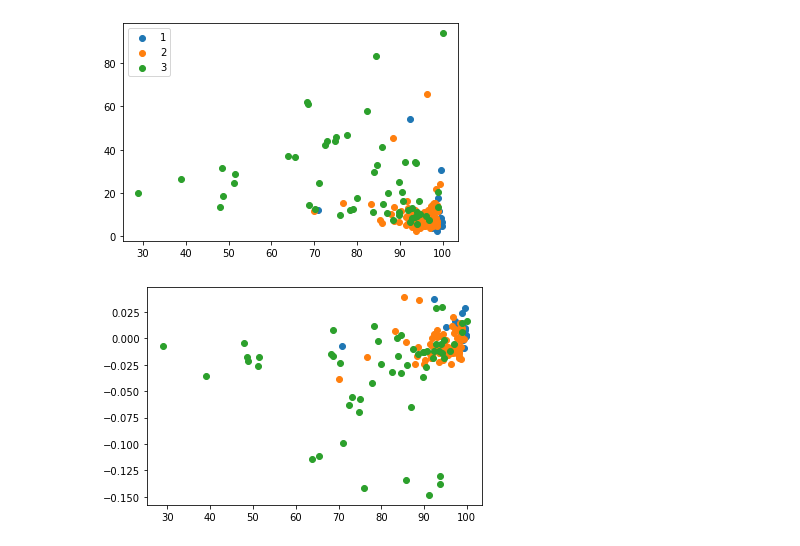
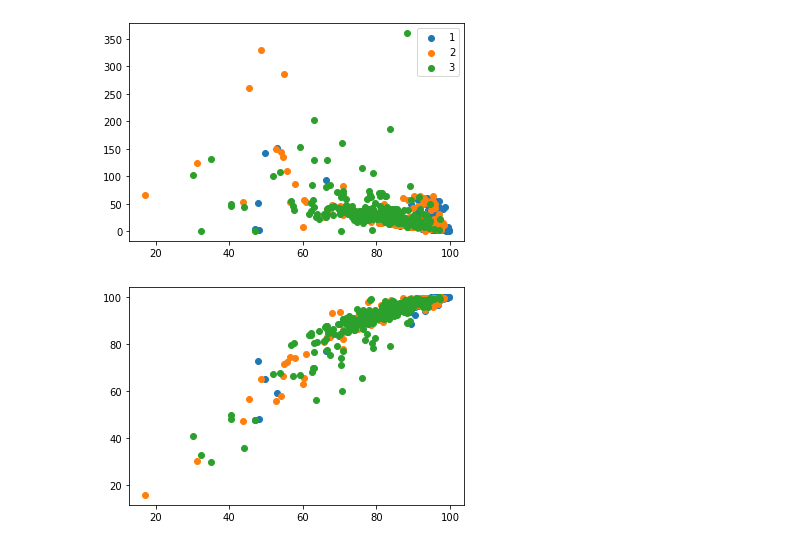
Before and after one commit to ULE-Informatica/burr_contour_features, a Jupyter notebook: experiment.ipynb, the cells around one changed output. Saved outputs shown, nothing was run; the diff lists cells and outputs as text; code cells hidden in the pictures.

```diff
--- a/experiment.ipynb
+++ b/experiment.ipynb
@@ -222,10 +376,11 @@ Pieza_13_foto244.jpg
 # %%
-data_category = pd.read_csv('data/info_category.csv', delimiter=';', decimal=".")
+data = pd.read_csv('data/data.csv', delimiter=';', decimal=".")
+data_category = pd.read_csv('data/data_category.csv', delimiter=';', decimal=".")
 data_category = data_category[data_category.category>0]
-data = data_category.merge(data, left_on=['img_name','folder','image'], right_on=['img_name','folder','image'])
-data.to_csv('data/data_category.csv', index=False, sep=';', decimal=".")
+data = data_category.merge(data, left_on=['img_name','folder','image','section'], right_on=['img_name','folder','image','section'])
+data.to_csv('data/data_final.csv', index=False, sep=';', decimal=".")
 # %%
-data = pd.read_csv('data/data_category.csv', delimiter=';', decimal=".")
+data = pd.read_csv('data/data_final.csv', delimiter=';', decimal=".")
 # %%
 data
 # %% [output]
@@ -245,13 +400,13 @@ data
 # %%
 for type_label in [1,2,3]:
     data_category = data[data.category==type_label]
-    plt.scatter(data_category.loc[:,"pwp1"], data_category.loc[:,"pwp2"], label=type_label)
+    plt.scatter(data_category.loc[:,"pwp_bb"], data_category.loc[:,"dist_cut"], label=type_label)
     plt.legend()
 # %% [output]
-[figure, old version]
+[figure, new version]
 # %%
 for type_label in [1,2,3]:
     data_category = data[data.category==type_label]
-    plt.scatter(data_category.loc[:,"pwp1"], data_category.loc[:,"m"], label=type_label)
+    plt.scatter(data_category.loc[:,"pwp_bb"], data_category.loc[:,"pwp_middle"], label=type_label)
 # %% [output]
-[figure, old version]
+[figure, new version]
```
Also changed, not shown: parts of 18 cells of this notebook, 3 other files.
